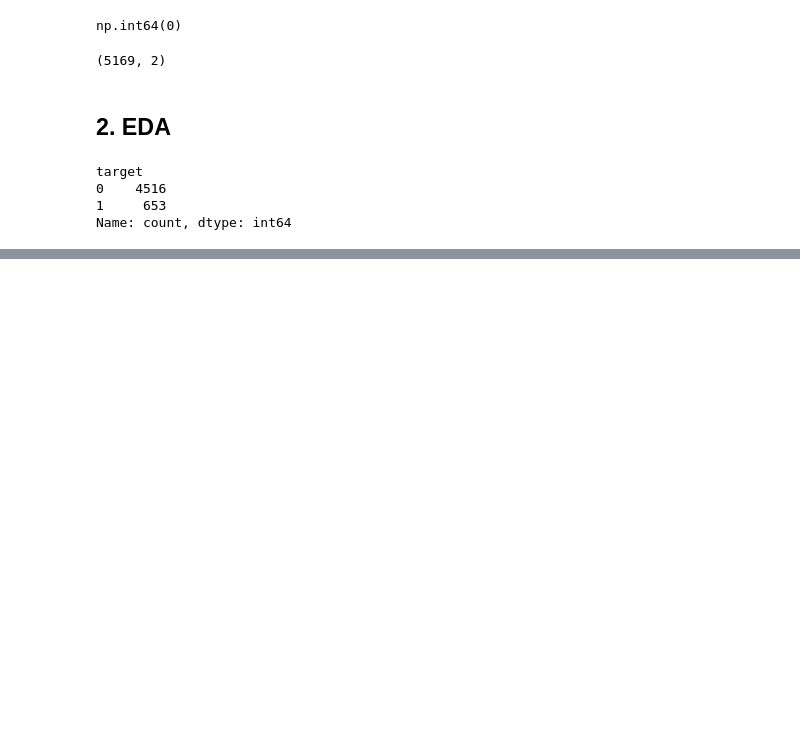
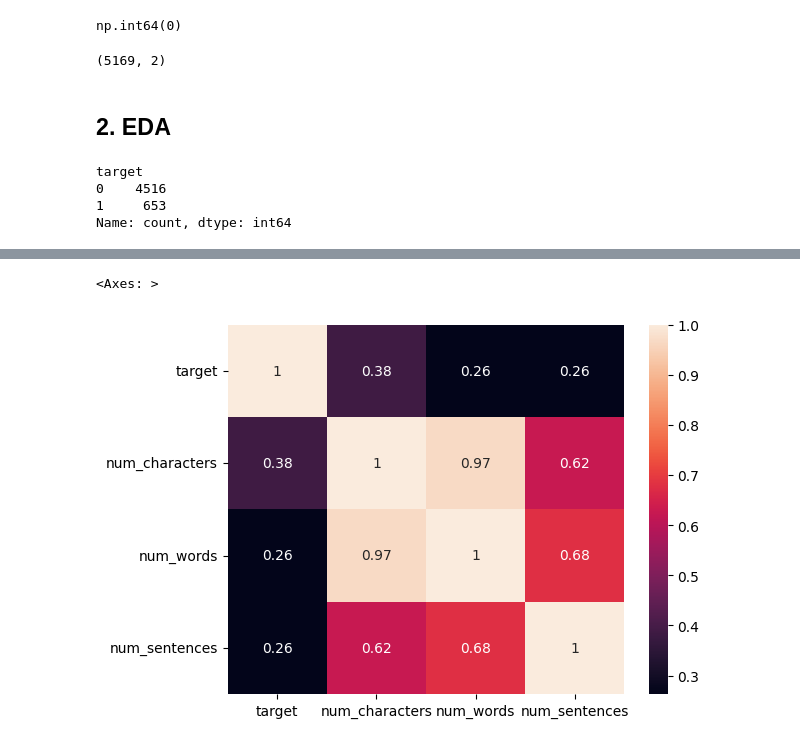
Before and after one commit to anshulkansal121/Python-Programming, a Jupyter notebook: Machine Learning/Projects/SMS-Spam-Classifier/SMS Spam Classifier.ipynb, the cells around one changed output, grey strips where cells are left out. Cells and saved outputs as stored; diff of their text form; code cells hidden in the pictures; blank space fills up the shorter version.

```diff
--- a/Machine Learning/Projects/SMS-Spam-Classifier/SMS Spam Classifier.ipynb
+++ b/Machine Learning/Projects/SMS-Spam-Classifier/SMS Spam Classifier.ipynb
@@ -102,0 +205,5 @@ Name: count, dtype: int64
+# %%
+sns.heatmap(df[['target','num_characters','num_words','num_sentences']].corr(),annot=True)
+# %% [output]
+<Axes: >
+[figure, added]
```
Also changed, not shown: parts of 24 cells of this notebook.
